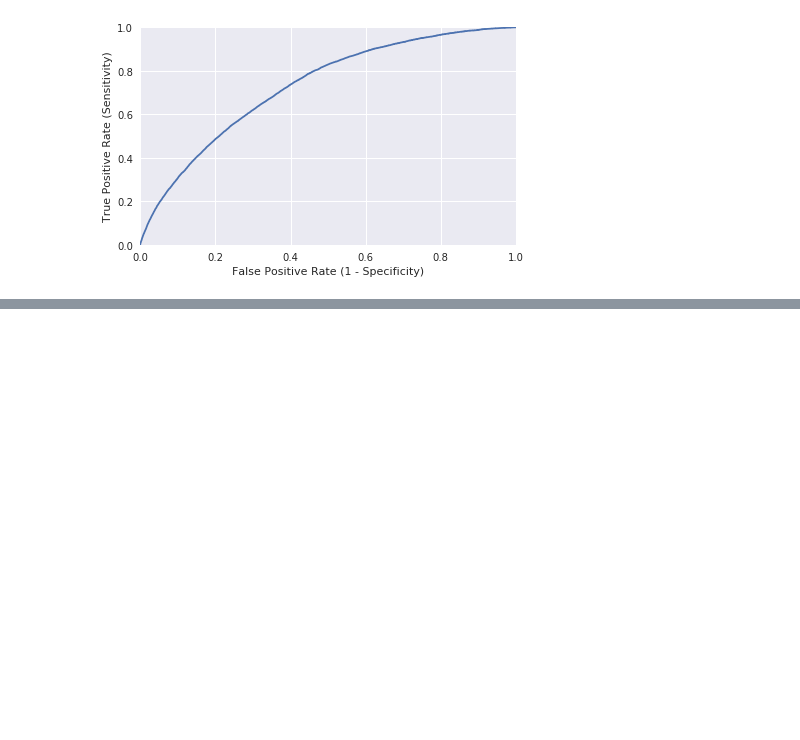
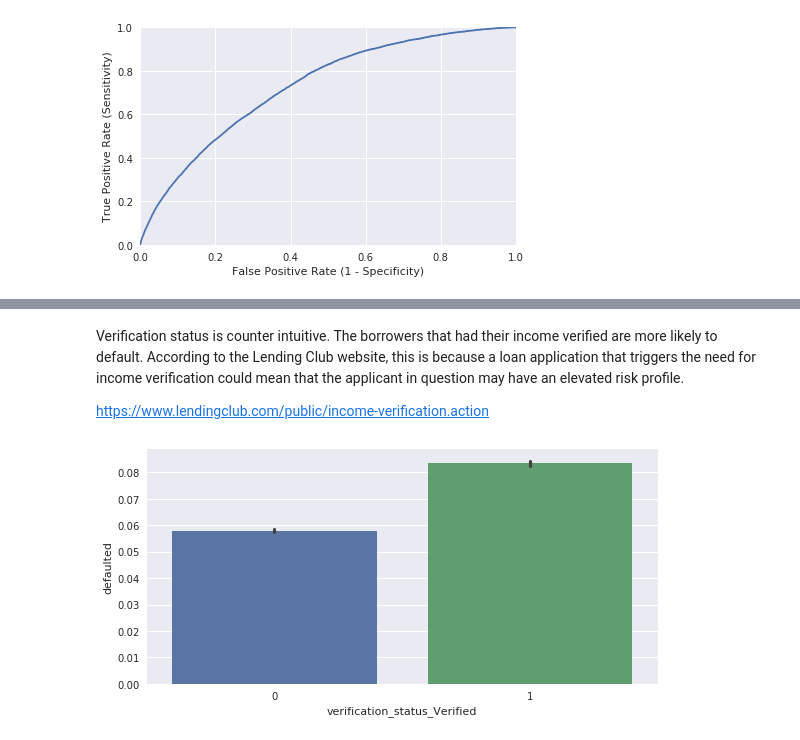
Before and after one commit to anishb/lending_club_analysis, a Jupyter notebook: LendingClubKaggleAnalysis.ipynb, the cells around one changed output, grey strips where cells are left out. Drawn from its saved outputs; the diff is of its cells as text; code cells hidden in the pictures; blank space fills up the shorter version.

```diff
--- a/LendingClubKaggleAnalysis.ipynb
+++ b/LendingClubKaggleAnalysis.ipynb
@@ -653,0 +670,8 @@ df.hist(column='probability', by='actual');
+# %% [markdown]
+Verification status is counter intuitive. The borrowers that had their income verified are more likely to default. According to the Lending Club website, this is because a loan application that triggers the need for income verification could mean that the applicant in question may have an elevated risk profile.
+
+https://www.lendingclub.com/public/income-verification.action
+# %%
+sns.factorplot(x='verification_status_Verified', y='defaulted', kind='bar', data = loans, aspect=2);
+# %% [output]
+[figure, added]
```
Also changed, not shown: parts of 21 cells of this notebook, 1 other file.
